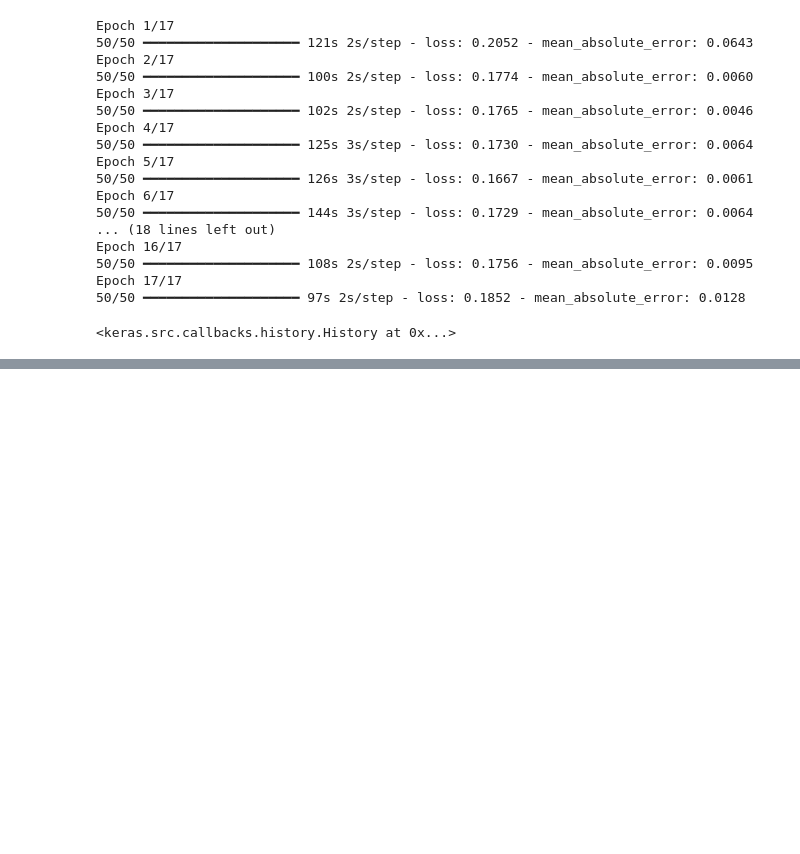
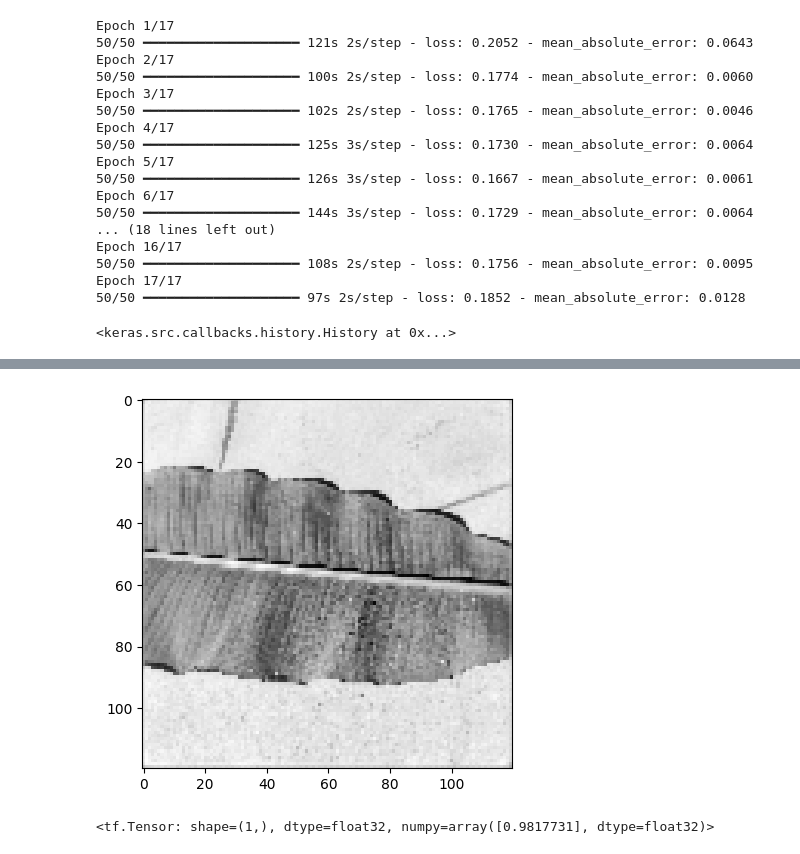
Before and after one commit to DarshilPungalia/Auto-Forest, a Jupyter notebook: autoforest.ipynb, the cells around one changed output, grey strips where cells are left out. Saved outputs shown, nothing was run; the diff lists cells and outputs as text; code cells hidden in the pictures; blank space fills up the shorter version.

```diff
--- a/autoforest.ipynb
+++ b/autoforest.ipynb
@@ -450,0 +588,8 @@ autoencoder2.save('UnetInspired.keras')
+# %%
+unet2.compile(optimizer=tf.keras.optimizers.Adam(learning_rate=1e-4), loss=cross_similarity)
+
+unet2.fit(
+    trainData.repeat(),
+    epochs=20,
+    steps_per_epoch=50
+)
@@ -450,0 +615,4 @@ autoencoder2.save('UnetInspired.keras')
+# %%
+prediction3 = unet2.predict(testImg)
+plt.imshow(prediction3[0], cmap='gray');
+# %% [output]
@@ -450,0 +620,5 @@ autoencoder2.save('UnetInspired.keras')
+[figure, added]
+# %%
+tf.image.ssim(prediction2, prediction3, max_val=1.0)
+# %% [output]
+<tf.Tensor: shape=(1,), dtype=float32, numpy=array([0.9817731], dtype=float32)>
```
Also changed, not shown: parts of 18 cells of this notebook, 2 other files.
